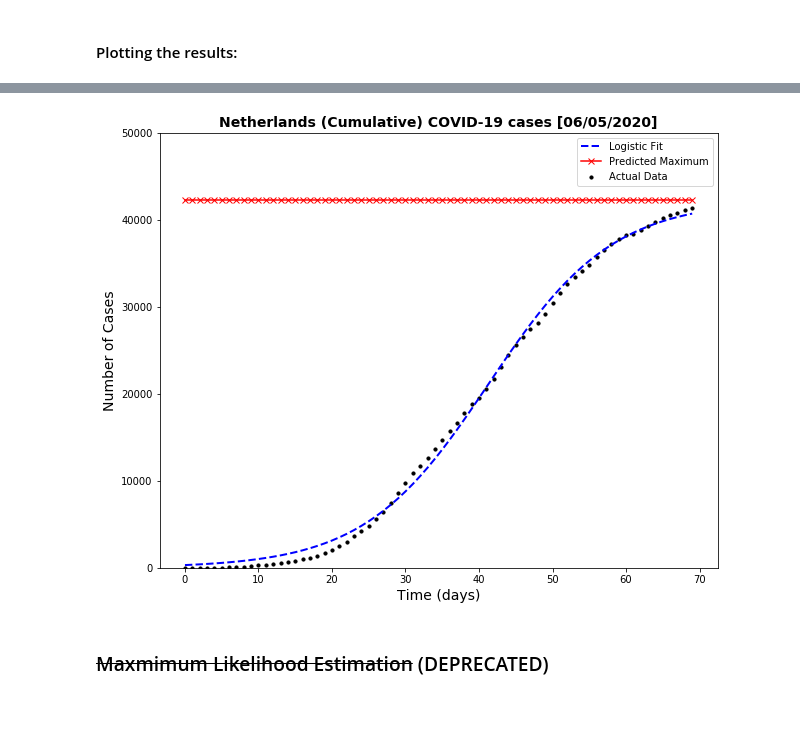
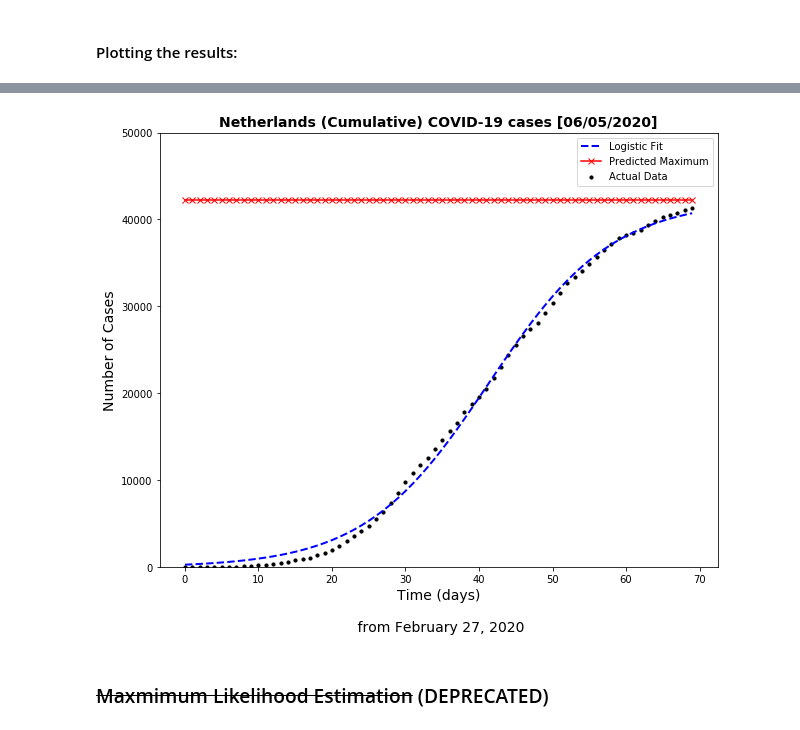
Before and after one commit to jiehaocao/BEP-SBMD-COVID19, a Jupyter notebook: notebook/logistic_growth_verhulst.ipynb, the cells around one changed output, grey strips where cells are left out. Cells and saved outputs as stored; diff of their text form; code cells hidden in the pictures.

Commit message:
updated notebook plots

```diff
--- a/notebook/logistic_growth_verhulst.ipynb
+++ b/notebook/logistic_growth_verhulst.ipynb
@@ -216,7 +220,7 @@ plt.legend(['Logistic Fit', 'Predicted Maximum', 'Actual Data' ])
 plt.ylim([0, 50000])
 
 plt.title("Netherlands (Cumulative) COVID-19 cases [06/05/2020]", Fontsize = 14, weight='bold')
-plt.xlabel("Time (days)", Fontsize = 14)
+plt.xlabel("Time (days)" + "\n\n" +" from February 27, 2020", Fontsize = 14)
 plt.ylabel("Number of Cases", Fontsize = 14);
 
 
@@ -235,4 +239,4 @@ R^2 =
-[figure, old version]
+[figure, new version]
 # %% [markdown]
 ### ~~Maxmimum Likelihood Estimation~~ (DEPRECATED)
 # %%
```
Also changed, not shown: parts of 5 cells of this notebook.
